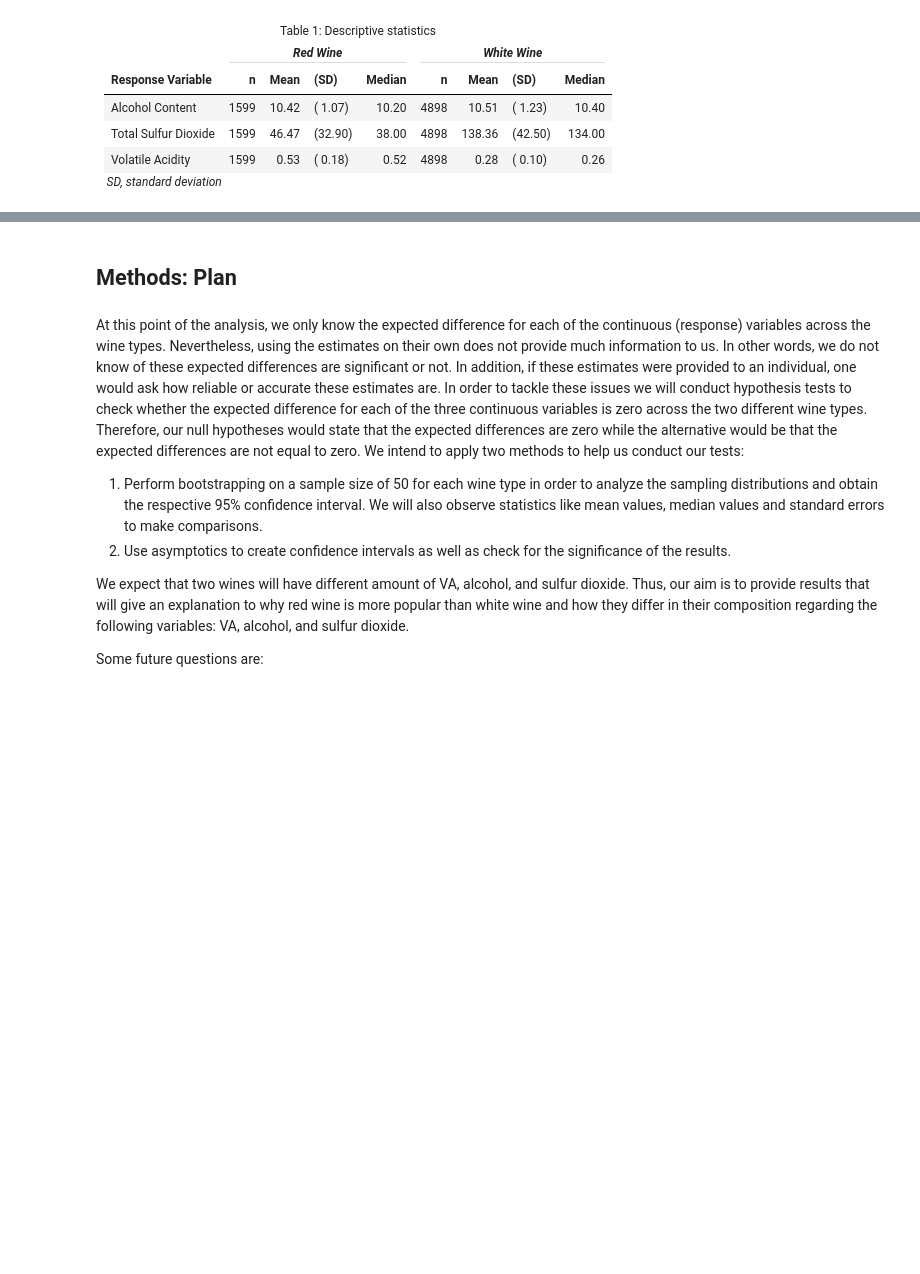
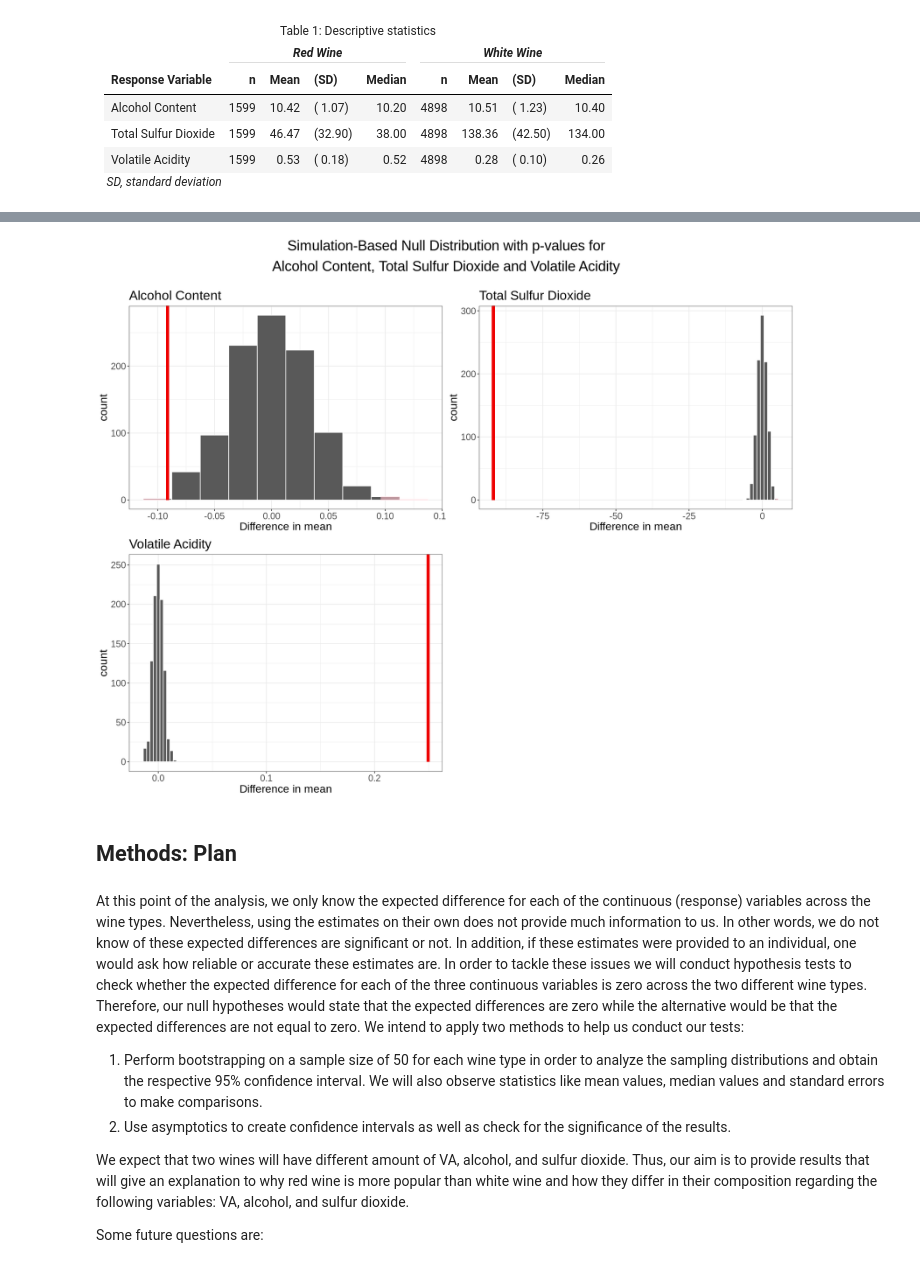
Before and after one commit to omertahi/STAT201-project, a Jupyter notebook: case_proposal.ipynb, the cells around one changed output, grey strips where cells are left out. Drawn from its saved outputs; the diff is of its cells as text; code cells hidden in the pictures; blank space fills up the shorter version.

```diff
--- a/case_proposal.ipynb
+++ b/case_proposal.ipynb
@@ -415,3 +406,91 @@ kbl(test_table,
+# %%
+set.seed(420)
+
+## Obtain the test statistic (difference in means)
+obs_diff_in_means_alcohol <-
+    wine_data  %>%
+    specify(formula = alcohol ~ type) %>%
+    calculate(stat = "diff in means", order = c("red", "white"))
+
+## Generate the null distribution
+null_diff_in_means_alcohol <-
+	wine_data %>%
+	specify(formula = alcohol ~ type) %>%
+	hypothesise(null = "independence") %>%
+	generate(type = "permute", reps = 1000) %>%
+	calculate(stat = "diff in means", order = c("red", "white"))
+
+## Visualize the null distribution and shade the p-value
+## Put a vertical bar for the observed test statistic obs_diff_in_means
+diff_in_means_plot_alcohol <-
+    visualize(null_diff_in_means_alcohol, bins = 10) +
+    shade_p_value(obs_stat = obs_diff_in_means_alcohol, direction = "both") +
+    labs(x = "Difference in mean", title = "\nAlcohol Content") +
+    theme_bw() +
+    theme(axis.text=element_text(size=14),
+          axis.title=element_text(size=17),
+          plot.title = element_text(size=20))
+#################################################
+## Obtain the test statistic (difference in means)
+obs_diff_in_means_sulfur <-
+    wine_data  %>%
+    specify(formula = total.sulfur.dioxide ~ type) %>%
+    calculate(stat = "diff in means", order = c("red", "white"))
+
+## Generate the null distribution
+null_diff_in_means_sulfur <-
+	wine_data %>%
+	specify(formula = total.sulfur.dioxide ~ type) %>%
+	hypothesise(null = "independence") %>%
+	generate(type = "permute", reps = 1000) %>%
+	calculate(stat = "diff in means", order = c("red", "white"))
+
+## Visualize the null distribution and shade the p-value
+## Put a vertical bar for the observed test statistic obs_diff_in_means
+diff_in_means_plot_sulfur <-
+    visualize(null_diff_in_means_sulfur, bins = 10) +
+    shade_p_value(obs_stat = obs_diff_in_means_sulfur, direction = "both") +
+    labs(x = "Difference in mean", title = "\nTotal Sulfur Dioxide") +
+    theme_bw() +
+    theme(axis.text=element_text(size=14),
+          axis.title=element_text(size=17),
+          plot.title = element_text(size=20))
+###################################################
+## Obtain the test statistic (difference in means)
+obs_diff_in_means_acidity <-
+    wine_data  %>%
+    specify(formula = volatile.acidity ~ type) %>%
+    calculate(stat = "diff in means", order = c("red", "white"))
+
+## Generate the null distribution
+null_diff_in_means_acidity <-
+	wine_data %>%
+	specify(formula = volatile.acidity ~ type) %>%
+	hypothesise(null = "independence") %>%
+	generate(type = "permute", reps = 1000) %>%
+	calculate(stat = "diff in means", order = c("red", "white"))
+
+## Visualize the null distribution and shade the p-value
+## Put a vertical bar for the observed test statistic obs_diff_in_means
+diff_in_means_plot_acidity <-
+    visualize(null_diff_in_means_acidity, bins = 10) +
+    shade_p_value(obs_stat = obs_diff_in_means_acidity, direction = "both") +
+    labs(x = "Difference in mean", title = "Volatile Acidity") +
+    theme_bw() +
+    theme(axis.text=element_text(size=14),
+          axis.title=element_text(size=17),
+          plot.title = element_text(size=20))
+
+
+grid.arrange(diff_in_means_plot_alcohol,
+             diff_in_means_plot_sulfur,
+             diff_in_means_plot_acidity,
+             nrow = 2,
+             ncol = 2,
+             top = textGrob("Simulation-Based Null Distribution with p-values for\nAlcohol Content, Total Sulfur Dioxide and Volatile Acidity",
+                            gp=gpar(fontsize=22)))
+# %% [output]
+[figure, added]
 # %% [markdown]
 ## Methods: Plan
 # %% [markdown]
```
Also changed, not shown: parts of 14 cells of this notebook.
